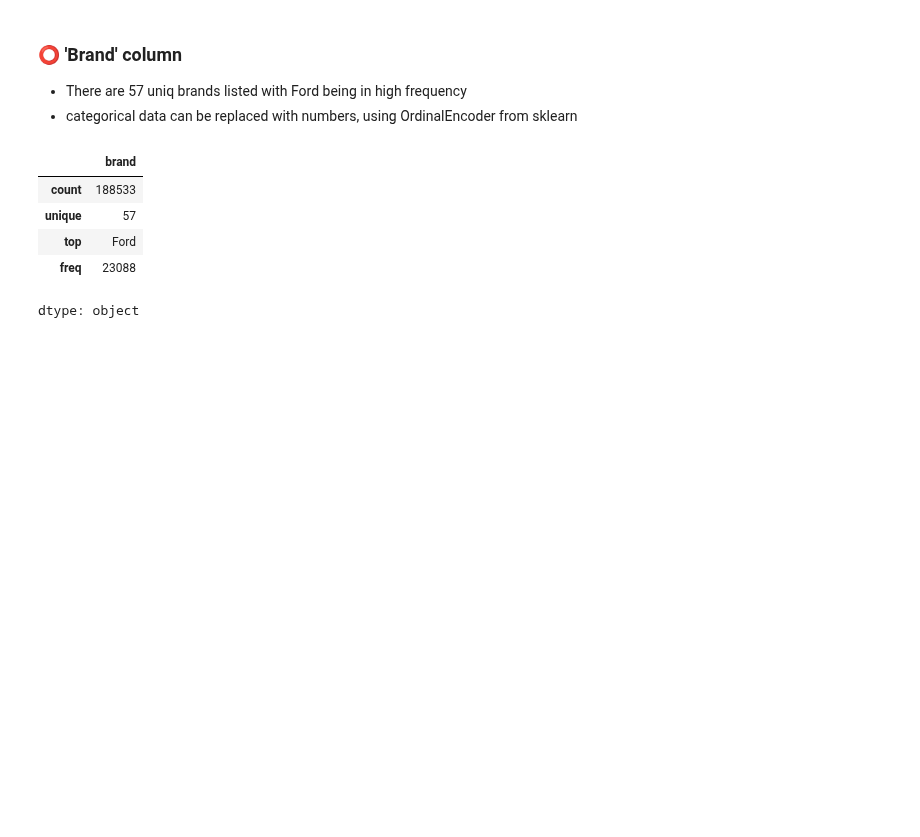
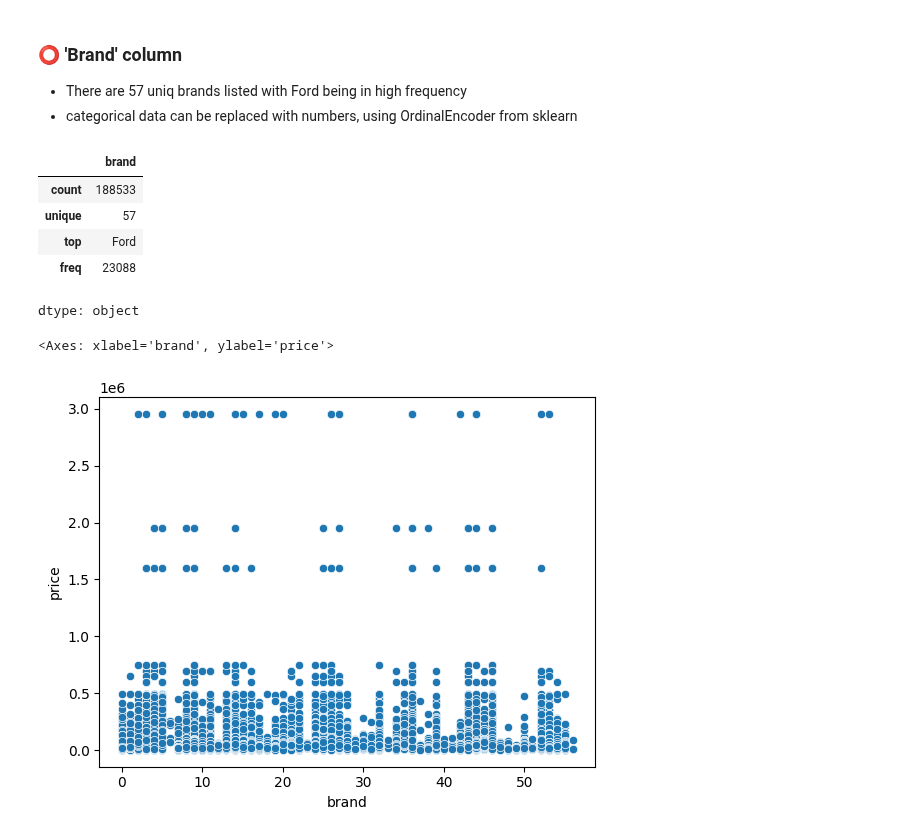
Before and after one commit to subramanya4shenoy/MachineLearningNbs, a Jupyter notebook: kaggle/playground_series_s4e9.ipynb, the cells around one changed output. Saved outputs shown, nothing was run; the diff lists cells and outputs as text; code cells hidden in the pictures; blank space fills up the shorter version.

```diff
--- a/kaggle/playground_series_s4e9.ipynb
+++ b/kaggle/playground_series_s4e9.ipynb
@@ -114,3 +114,13 @@ dtype: object
 # %%
 from sklearn.preprocessing import OrdinalEncoder
 encoder = OrdinalEncoder()
+# %%
+train_df = train.copy()
+#1 TRANSFORMATION
+train_df['brand'] = encoder.fit_transform(train_df[['brand']])
+# %%
+#scatter plot price vs brand
+sns.scatterplot(data=train_df, x='brand', y='price')
+# %% [output]
+<Axes: xlabel='brand', ylabel='price'>
+[figure, added]
```
